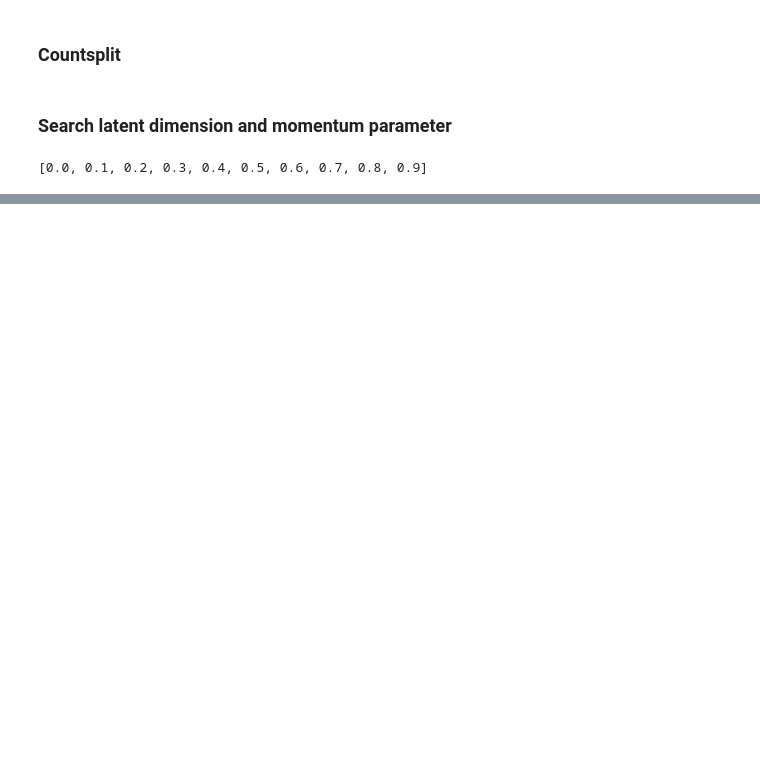
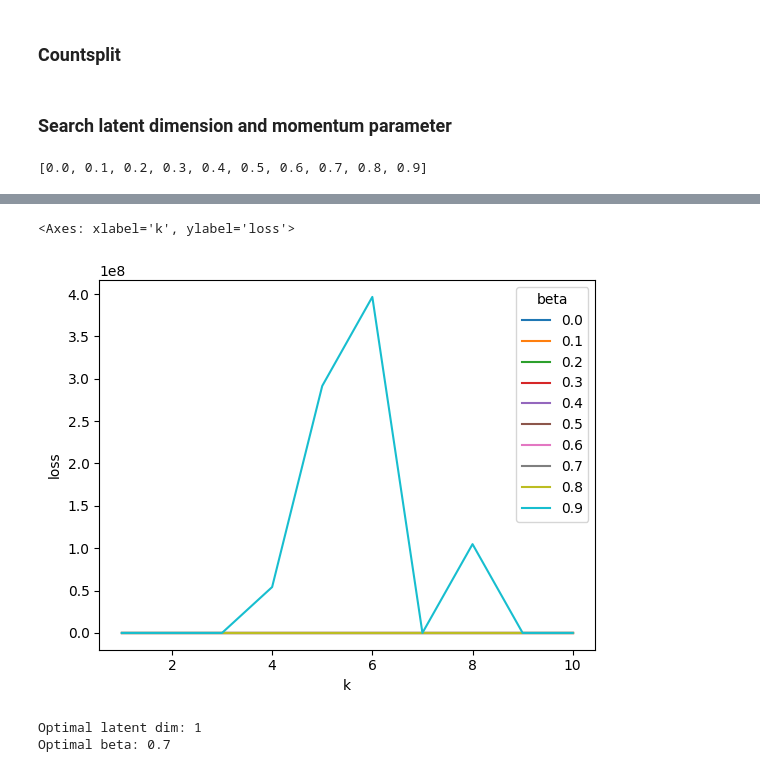
Before and after one commit to sfohr/msc_thesis, a Jupyter notebook: application/analysis/S2_NMD_vs_PCA_raw_counts.ipynb, the cells around one changed output, grey strips where cells are left out. Saved outputs shown, nothing was run; the diff lists cells and outputs as text; code cells hidden in the pictures; blank space fills up the shorter version.

Commit message:
S3 normalized counts (NMD dim 1)

```diff
--- a/application/analysis/S2_NMD_vs_PCA_raw_counts.ipynb
+++ b/application/analysis/S2_NMD_vs_PCA_raw_counts.ipynb
@@ -49,4 +49,8 @@ import logging
 logging.basicConfig(level=logging.INFO)
 # %% [markdown]
 ### Read data
+# %%
+data_path = "../data/S2"
+figure_path = f"{data_path}/figures/raw_counts"
+layer = "counts"
 # %%
@@ -69,7 +72,7 @@ data_train, data_test = cs.countsplit_adata(
     data,
     data_dist="NB",
     beta_key="nb_overdisp_cutoff",
-    layer="counts",
+    layer=layer,
     min_genes=1,
     max_counts=1e9,
     seed=1234,
@@ -85,8 +93,9 @@ betas_2_check
 # %%
-select_cs_results = cs.select_3b_params_nomad_countsplit(
+select_cs_results = cs.select_3b_params_countsplit(
     data_train,
     data_test,
     potential_ks=ks_2_check,
     potential_betas=betas_2_check,
-    layer="normalized_counts",
+    layer=layer,
+    maxiters=200,
 )
@@ -92,0 +126,5 @@ select_cs_results = cs.select_3b_params_nomad_countsplit(
+# %%
+sns.lineplot(data=select_cs_results, x="k", y="loss", hue="beta", palette="tab10")
+# %% [output]
+<Axes: xlabel='k', ylabel='loss'>
+[figure, added]
@@ -92,0 +135,6 @@ select_cs_results = cs.select_3b_params_nomad_countsplit(
+# %%
+print(f"Optimal latent dim: {k_opt}")
+print(f"Optimal beta: {beta_opt}")
+# %% [output]
+Optimal latent dim: 1
+Optimal beta: 0.7
```
Also changed, not shown: parts of 67 cells of this notebook, 1 other file.
